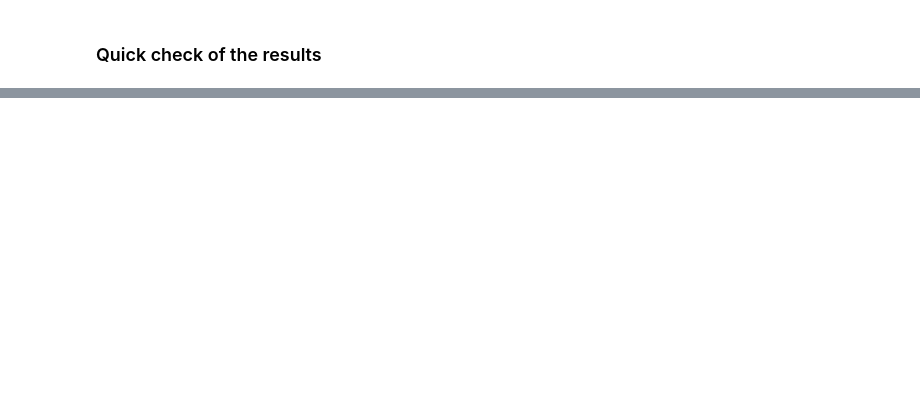
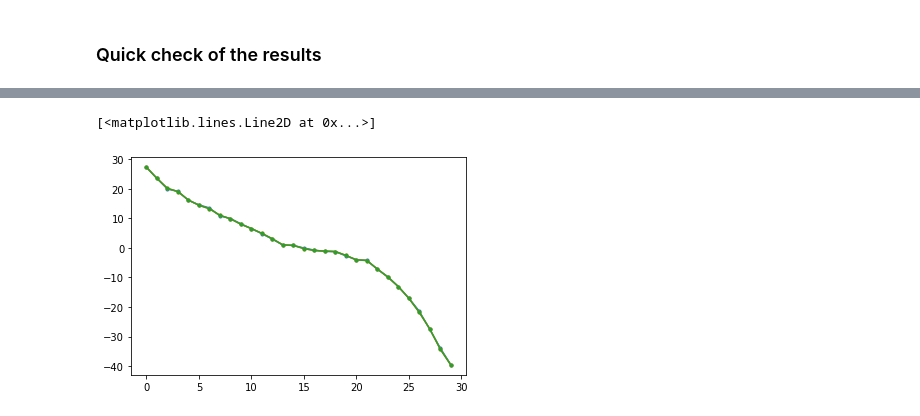
Before and after one commit to CalvinNesbitt/Lorenz-96-Two-Layer, a Jupyter notebook: Ginelli-Test.ipynb, the cells around one changed output, grey strips where cells are left out. Cells and saved outputs as stored; diff of their text form; code cells hidden in the pictures; blank space fills up the shorter version.

```diff
--- a/Ginelli-Test.ipynb
+++ b/Ginelli-Test.ipynb
@@ -220,6 +246,10 @@ plt.plot(ds.ftble.sel(le_index=1))
 # %%
 plt.plot(spectra(ds), '.-')
 plt.plot(spectra(ds, geometry='B'), '.-')
+plt.plot(sorted_spec, '.-', label = 'BLE')
+# %% [output]
+[<matplotlib.lines.Line2D at 0x...>]
+[figure, added]
 # %%
 sorted_spec = np.flip(np.sort(spectra(ds, geometry='B').values))
 plt.plot(sorted_spec, '.-', label = 'BLE')
```
Also changed, not shown: parts of 4 cells of this notebook, 3 other files.
